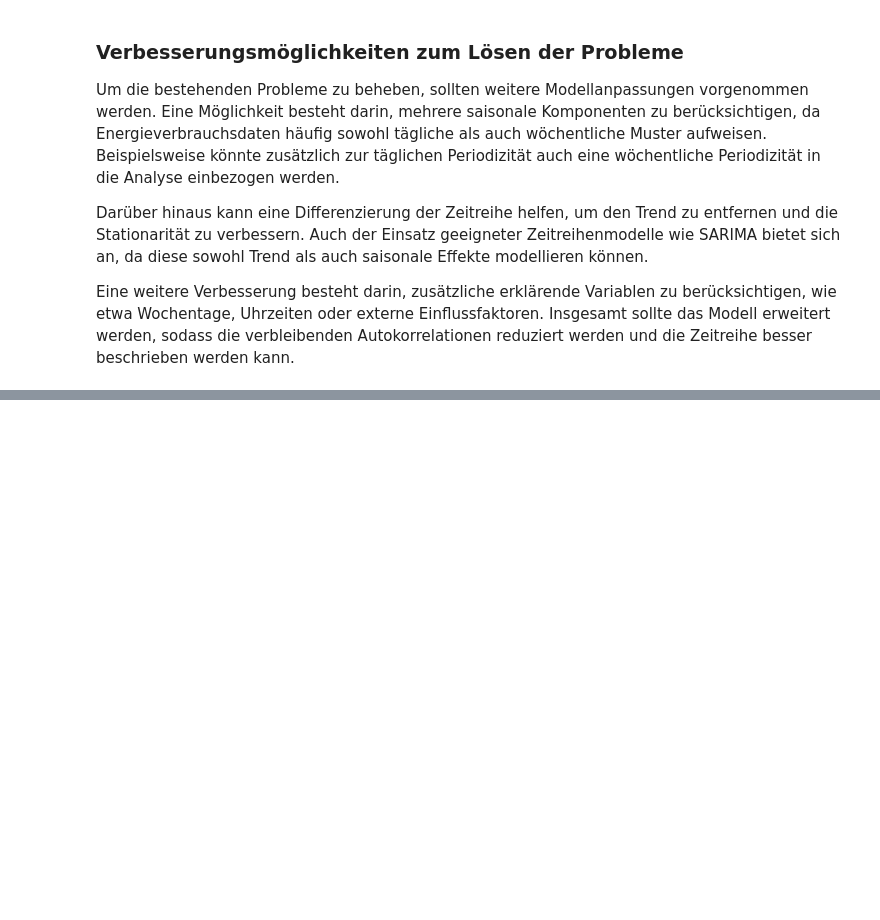
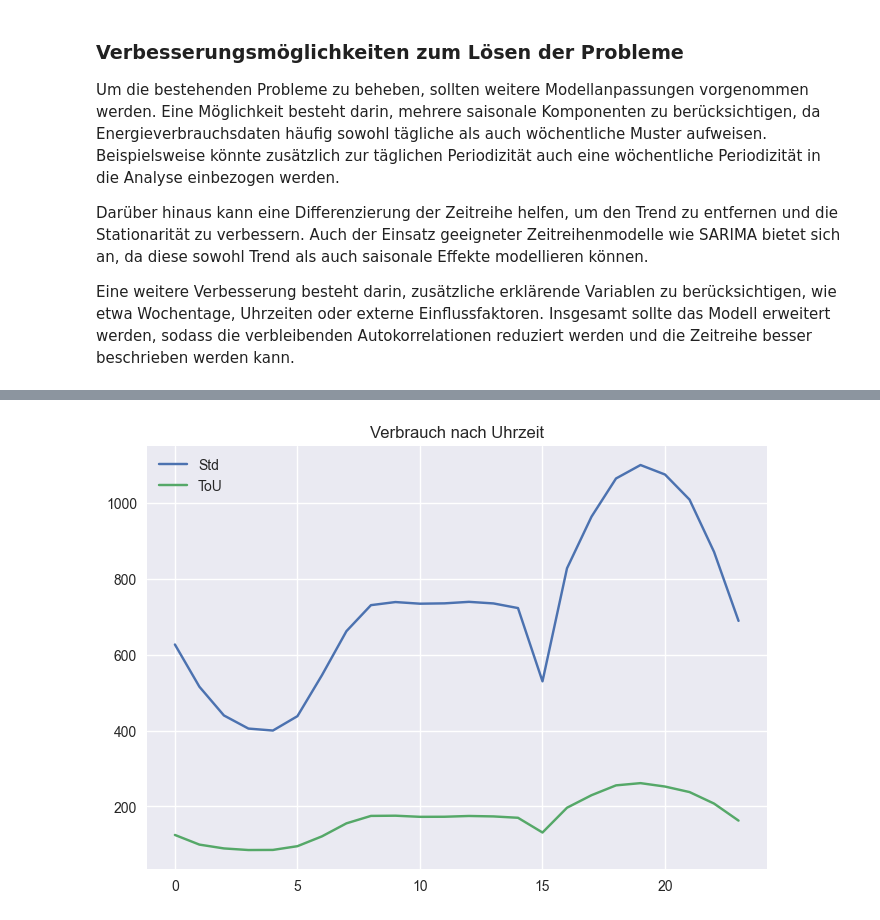
Before and after one commit to NicoBrn03/DaBi-Projektarbeit, a Jupyter notebook: Arbeitsblatt 1 .ipynb, the cells around one changed output, grey strips where cells are left out. Cells and saved outputs as stored; diff of their text form; code cells hidden in the pictures; blank space fills up the shorter version.

```diff
--- a/Arbeitsblatt 1 .ipynb
+++ b/Arbeitsblatt 1 .ipynb
@@ -111,0 +240,13 @@ Eine weitere Verbesserung besteht darin, zusätzliche erklärende Variablen zu b
+# %%
+# Verhalten nach Uhrzeit vergleichen
+
+std_hour = std.groupby(std.index.hour)["KWH"].mean()
+tou_hour = tou.groupby(tou.index.hour)["KWH"].mean()
+# %%
+plt.plot(std_hour, label="Std")
+plt.plot(tou_hour, label="ToU")
+plt.legend()
+plt.title("Verbrauch nach Uhrzeit")
+plt.show()
+# %% [output]
+[figure, added]
```
Also changed, not shown: parts of 23 cells of this notebook.
